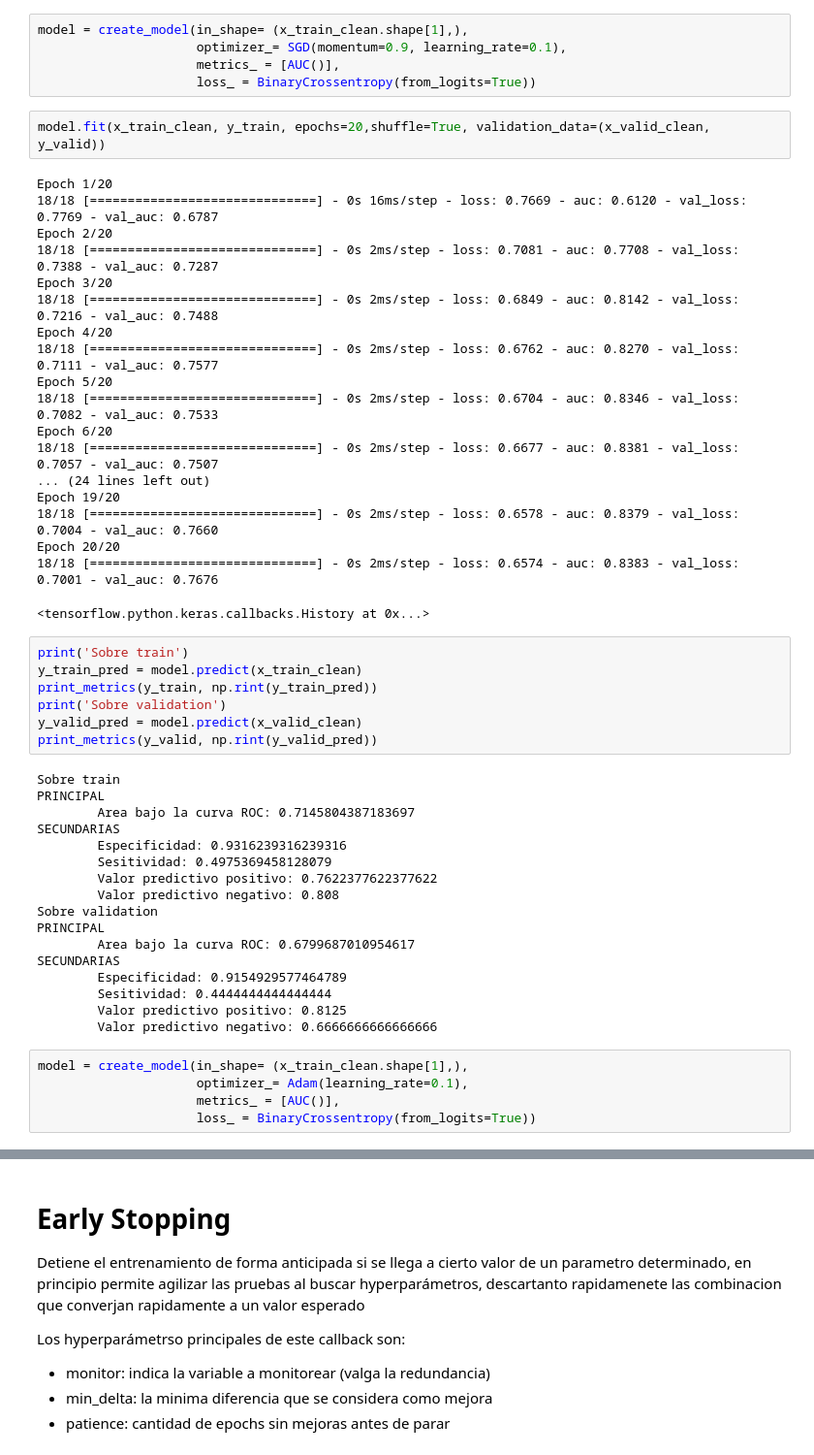
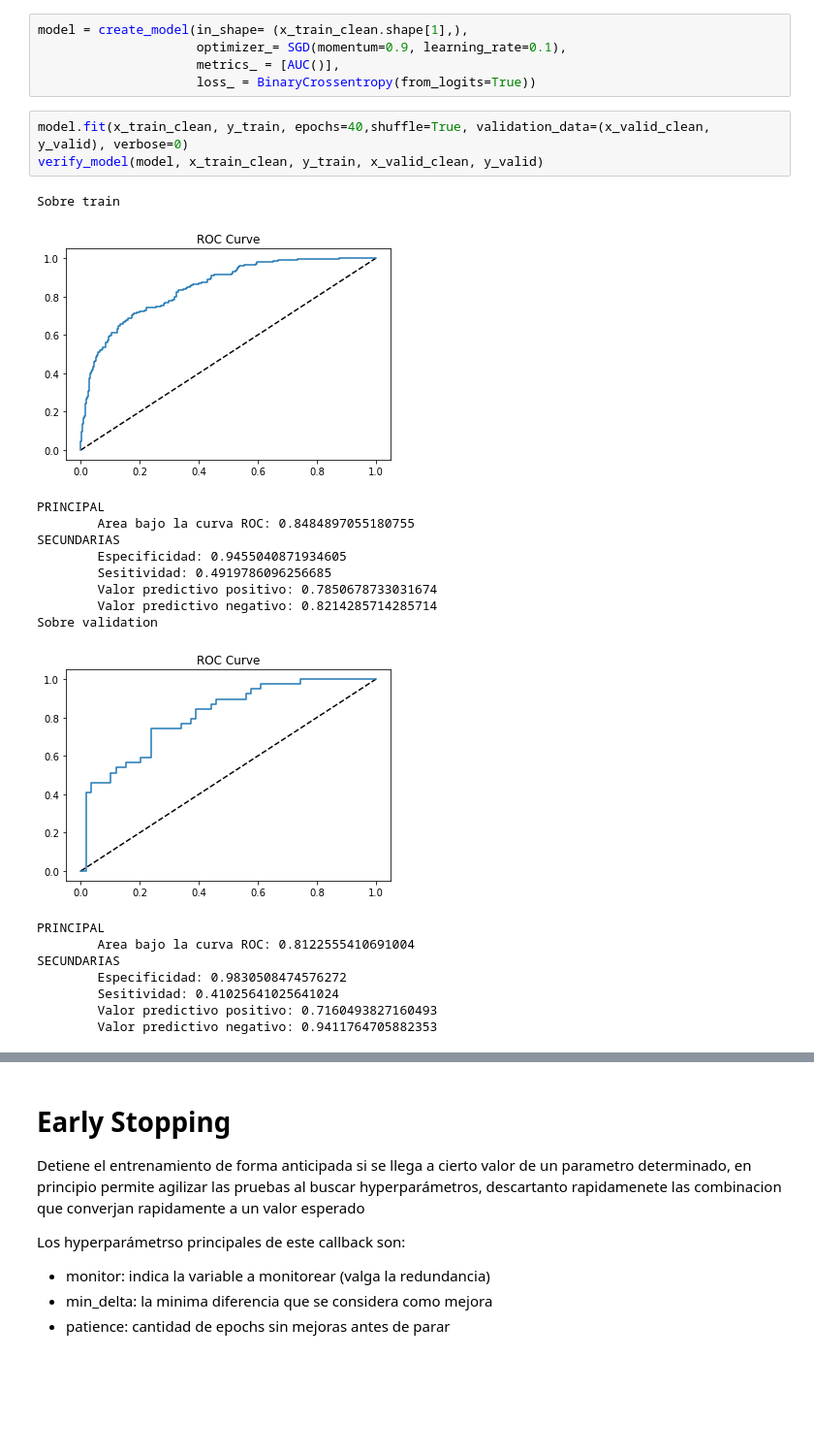
Before and after one commit to SantiAA/RN_TP2, a Jupyter notebook: src/EJ1/logistic_regresion.ipynb, the cells around one changed output, grey strips where cells are left out. Shown: that part at 97% size. Cells and saved outputs as stored; diff of their text form; blank space fills up the shorter version.

```diff
--- a/src/EJ1/logistic_regresion.ipynb
+++ b/src/EJ1/logistic_regresion.ipynb
@@ -144,52 +193,24 @@ model = create_model(in_shape= (x_train_clean.shape[1],),
                      metrics_ = [AUC()],
                      loss_ = BinaryCrossentropy(from_logits=True))
 # %%
-model.fit(x_train_clean, y_train, epochs=20,shuffle=True, validation_data=(x_valid_clean, y_valid))
+model.fit(x_train_clean, y_train, epochs=40,shuffle=True, validation_data=(x_valid_clean, y_valid), verbose=0)
+verify_model(model, x_train_clean, y_train, x_valid_clean, y_valid)
 # %% [output]
-Epoch 1/20
-18/18 [==============================] - 0s 16ms/step - loss: 0.7669 - auc: 0.6120 - val_loss: 0.7769 - val_auc: 0.6787
-Epoch 2/20
-18/18 [==============================] - 0s 2ms/step - loss: 0.7081 - auc: 0.7708 - val_loss: 0.7388 - val_auc: 0.7287
-Epoch 3/20
-18/18 [==============================] - 0s 2ms/step - loss: 0.6849 - auc: 0.8142 - val_loss: 0.7216 - val_auc: 0.7488
-Epoch 4/20
-18/18 [==============================] - 0s 2ms/step - loss: 0.6762 - auc: 0.8270 - val_loss: 0.7111 - val_auc: 0.7577
-Epoch 5/20
-18/18 [==============================] - 0s 2ms/step - loss: 0.6704 - auc: 0.8346 - val_loss: 0.7082 - val_auc: 0.7533
-Epoch 6/20
-18/18 [==============================] - 0s 2ms/step - loss: 0.6677 - auc: 0.8381 - val_loss: 0.7057 - val_auc: 0.7507
-... (24 lines left out)
-Epoch 19/20
-18/18 [==============================] - 0s 2ms/step - loss: 0.6578 - auc: 0.8379 - val_loss: 0.7004 - val_auc: 0.7660
-Epoch 20/20
-18/18 [==============================] - 0s 2ms/step - loss: 0.6574 - auc: 0.8383 - val_loss: 0.7001 - val_auc: 0.7676
+Sobre train
+[figure, added]
-<tensorflow.python.keras.callbacks.History at 0x...>
+PRINCIPAL
+        Area bajo la curva ROC: 0.8484897055180755
+SECUNDARIAS
+        Especificidad: 0.9455040871934605
+        Sesitividad: 0.4919786096256685
+        Valor predictivo positivo: 0.7850678733031674
+        Valor predictivo negativo: 0.8214285714285714
+Sobre validation
+[figure, added]
+PRINCIPAL
+        Area bajo la curva ROC: 0.8122555410691004
+SECUNDARIAS
+        Especificidad: 0.9830508474576272
+        Sesitividad: 0.41025641025641024
+        Valor predictivo positivo: 0.7160493827160493
+        Valor predictivo negativo: 0.9411764705882353
-# %%
-print('Sobre train')
-y_train_pred = model.predict(x_train_clean)
-print_metrics(y_train, np.rint(y_train_pred))
-print('Sobre validation')
-y_valid_pred = model.predict(x_valid_clean)
-print_metrics(y_valid, np.rint(y_valid_pred))
-# %% [output]
-Sobre train
-PRINCIPAL
-        Area bajo la curva ROC: 0.7145804387183697
-SECUNDARIAS
-        Especificidad: 0.9316239316239316
-        Sesitividad: 0.4975369458128079
-        Valor predictivo positivo: 0.7622377622377622
-        Valor predictivo negativo: 0.808
-Sobre validation
-PRINCIPAL
-        Area bajo la curva ROC: 0.6799687010954617
-SECUNDARIAS
-        Especificidad: 0.9154929577464789
-        Sesitividad: 0.4444444444444444
-        Valor predictivo positivo: 0.8125
-        Valor predictivo negativo: 0.6666666666666666
-# %%
-model = create_model(in_shape= (x_train_clean.shape[1],),
-                     optimizer_= Adam(learning_rate=0.1),
-                     metrics_ = [AUC()],
-                     loss_ = BinaryCrossentropy(from_logits=True))
```
Also changed, not shown: parts of 36 cells of this notebook, 5 other files.
